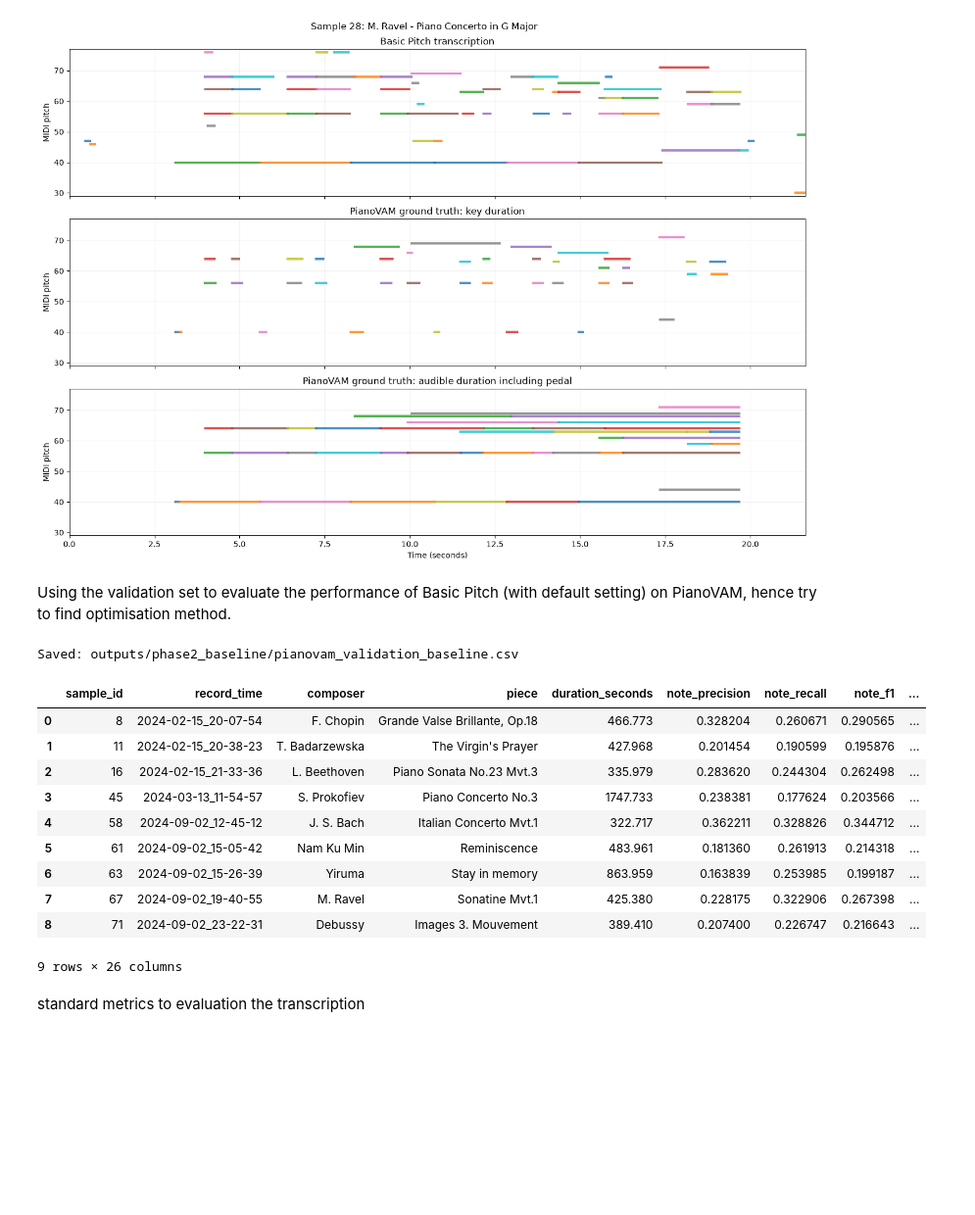
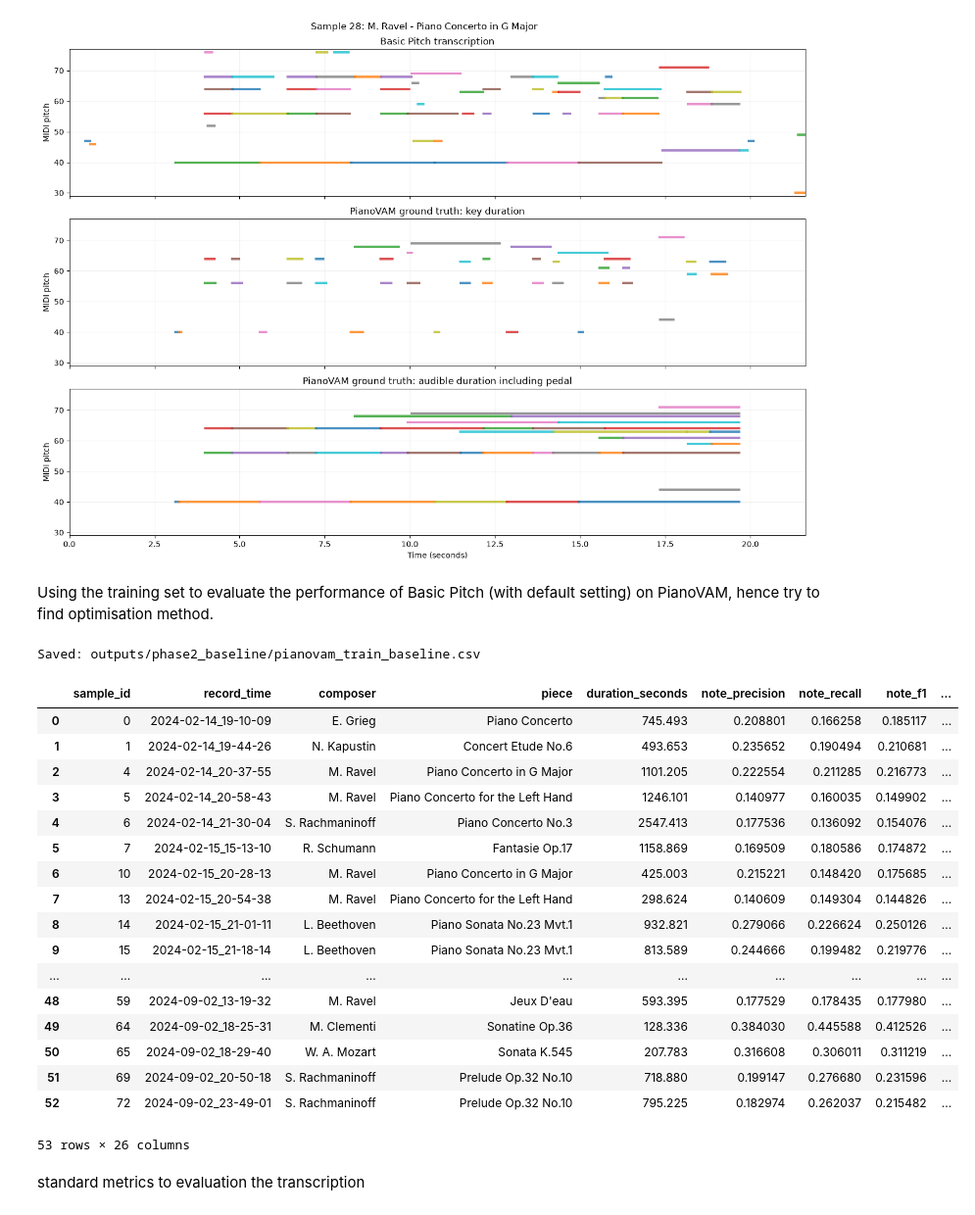
Before and after one commit to lambda-feedback/compareMusic, a Jupyter notebook: notebooks/AMT_Basic_Pitch.ipynb, the cells around one changed output. Shown at 98% size. Cells and saved outputs as stored; diff of their text form; code cells hidden in the pictures; blank space fills up the shorter version.

Commit message:
use training set instead of validation set

```diff
--- a/notebooks/AMT_Basic_Pitch.ipynb
+++ b/notebooks/AMT_Basic_Pitch.ipynb
@@ -510,7 +515,7 @@ plot_transcription_piano_roll(
 # %% [output]
 [figure]
 # %% [markdown]
-Using the validation set to evaluate the performance of Basic Pitch (with default setting) on PianoVAM, hence try to find optimisation method.
+Using the training set to evaluate the performance of Basic Pitch (with default setting) on PianoVAM, hence try to find optimisation method.
 # %%
 def evaluate_on_pianovam(split_name):
     split_samples = metadata_df[
@@ -549,26 +554,33 @@ def evaluate_on_pianovam(split_name):
 
     return pd.DataFrame(rows)
 # %%
-validation_baseline_df = evaluate_on_pianovam("valid")
+train_baseline_df = evaluate_on_pianovam("train")
 
-validation_output_path = OUTPUT_DIR / "pianovam_validation_baseline.csv"
-validation_baseline_df.to_csv(validation_output_path, index=False)
+train_output_path = OUTPUT_DIR / "pianovam_train_baseline.csv"
+train_baseline_df.to_csv(train_output_path, index=False)
 
-print("Saved:", validation_output_path)
-validation_baseline_df
+print("Saved:", train_output_path)
+train_baseline_df
 # %% [output]
-Saved: outputs/phase2_baseline/pianovam_validation_baseline.csv
+Saved: outputs/phase2_baseline/pianovam_train_baseline.csv
 |  | sample_id | record_time | composer | piece | duration_seconds | note_precision | note_recall | note_f1 | ... |
-| 0 | 8 | 2024-02-15_20-07-54 | F. Chopin | Grande Valse Brillante, Op.18 | 466.773 | 0.328204 | 0.260671 | 0.290565 | ... |
-| 1 | 11 | 2024-02-15_20-38-23 | T. Badarzewska | The Virgin's Prayer | 427.968 | 0.201454 | 0.190599 | 0.195876 | ... |
-| 2 | 16 | 2024-02-15_21-33-36 | L. Beethoven | Piano Sonata No.23 Mvt.3 | 335.979 | 0.283620 | 0.244304 | 0.262498 | ... |
-| 3 | 45 | 2024-03-13_11-54-57 | S. Prokofiev | Piano Concerto No.3 | 1747.733 | 0.238381 | 0.177624 | 0.203566 | ... |
-| 4 | 58 | 2024-09-02_12-45-12 | J. S. Bach | Italian Concerto Mvt.1 | 322.717 | 0.362211 | 0.328826 | 0.344712 | ... |
-| 5 | 61 | 2024-09-02_15-05-42 | Nam Ku Min | Reminiscence | 483.961 | 0.181360 | 0.261913 | 0.214318 | ... |
-| 6 | 63 | 2024-09-02_15-26-39 | Yiruma | Stay in memory | 863.959 | 0.163839 | 0.253985 | 0.199187 | ... |
-| 7 | 67 | 2024-09-02_19-40-55 | M. Ravel | Sonatine Mvt.1 | 425.380 | 0.228175 | 0.322906 | 0.267398 | ... |
-| 8 | 71 | 2024-09-02_23-22-31 | Debussy | Images 3. Mouvement | 389.410 | 0.207400 | 0.226747 | 0.216643 | ... |
+| 0 | 0 | 2024-02-14_19-10-09 | E. Grieg | Piano Concerto | 745.493 | 0.208801 | 0.166258 | 0.185117 | ... |
+| 1 | 1 | 2024-02-14_19-44-26 | N. Kapustin | Concert Etude No.6 | 493.653 | 0.235652 | 0.190494 | 0.210681 | ... |
+| 2 | 4 | 2024-02-14_20-37-55 | M. Ravel | Piano Concerto in G Major | 1101.205 | 0.222554 | 0.211285 | 0.216773 | ... |
+| 3 | 5 | 2024-02-14_20-58-43 | M. Ravel | Piano Concerto for the Left Hand | 1246.101 | 0.140977 | 0.160035 | 0.149902 | ... |
+| 4 | 6 | 2024-02-14_21-30-04 | S. Rachmaninoff | Piano Concerto No.3 | 2547.413 | 0.177536 | 0.136092 | 0.154076 | ... |
+| 5 | 7 | 2024-02-15_15-13-10 | R. Schumann | Fantasie Op.17 | 1158.869 | 0.169509 | 0.180586 | 0.174872 | ... |
+| 6 | 10 | 2024-02-15_20-28-13 | M. Ravel | Piano Concerto in G Major | 425.003 | 0.215221 | 0.148420 | 0.175685 | ... |
+| 7 | 13 | 2024-02-15_20-54-38 | M. Ravel | Piano Concerto for the Left Hand | 298.624 | 0.140609 | 0.149304 | 0.144826 | ... |
+| 8 | 14 | 2024-02-15_21-01-11 | L. Beethoven | Piano Sonata No.23 Mvt.1 | 932.821 | 0.279066 | 0.226624 | 0.250126 | ... |
+| 9 | 15 | 2024-02-15_21-18-14 | L. Beethoven | Piano Sonata No.23 Mvt.1 | 813.589 | 0.244666 | 0.199482 | 0.219776 | ... |
+| ... | ... | ... | ... | ... | ... | ... | ... | ... | ... |
+| 48 | 59 | 2024-09-02_13-19-32 | M. Ravel | Jeux D'eau | 593.395 | 0.177529 | 0.178435 | 0.177980 | ... |
+| 49 | 64 | 2024-09-02_18-25-31 | M. Clementi | Sonatine Op.36 | 128.336 | 0.384030 | 0.445588 | 0.412526 | ... |
+| 50 | 65 | 2024-09-02_18-29-40 | W. A. Mozart | Sonata K.545 | 207.783 | 0.316608 | 0.306011 | 0.311219 | ... |
+| 51 | 69 | 2024-09-02_20-50-18 | S. Rachmaninoff | Prelude Op.32 No.10 | 718.880 | 0.199147 | 0.276680 | 0.231596 | ... |
+| 52 | 72 | 2024-09-02_23-49-01 | S. Rachmaninoff | Prelude Op.32 No.10 | 795.225 | 0.182974 | 0.262037 | 0.215482 | ... |
-9 rows × 26 columns
+53 rows × 26 columns
 # %% [markdown]
 standard metrics to evaluation the transcription
 # %%
```
Also changed, not shown: parts of 16 cells of this notebook.
